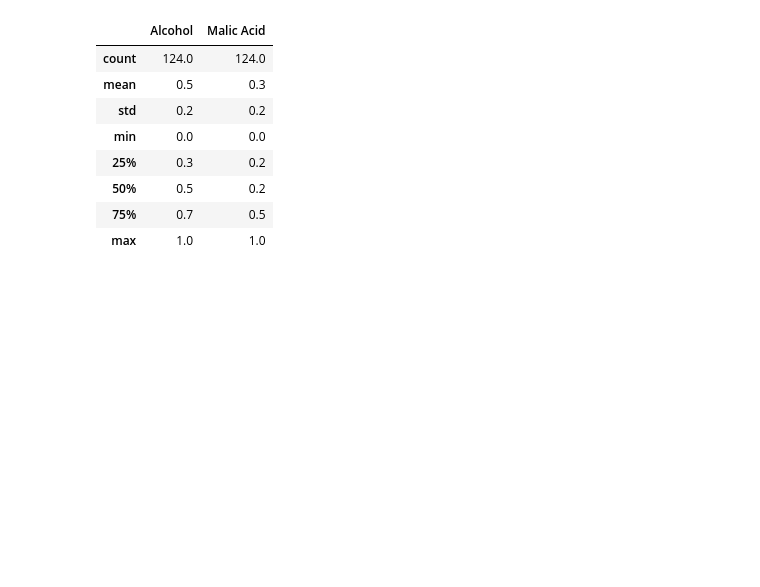
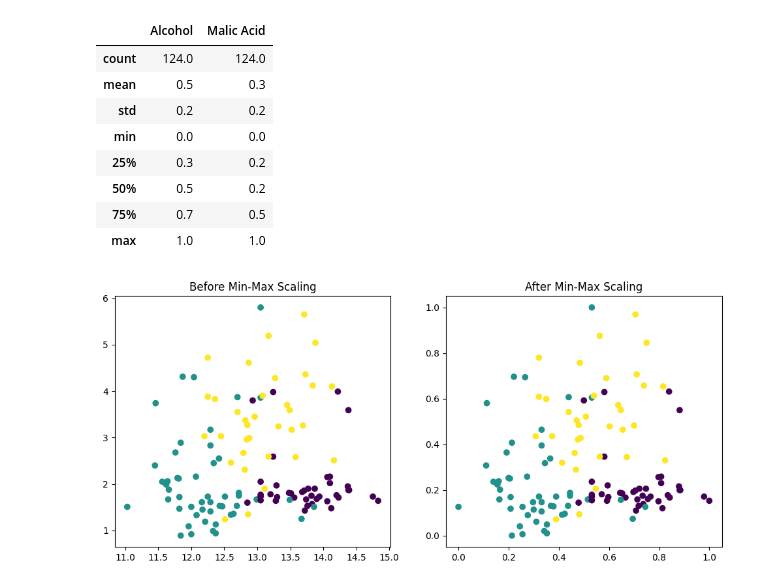
Before and after one commit to AryanGoyal17/Feature-Engineering, a Jupyter notebook: Feature Scaling - Normalization/min-max-scaling.ipynb, the cells around one changed output. Drawn from its saved outputs; the diff is of its cells as text; code cells hidden in the pictures; blank space fills up the shorter version.

Commit message:
feat: add graphs which show the changes occured after [Min-Max Scaling]

```diff
--- a/Feature Scaling - Normalization/min-max-scaling.ipynb
+++ b/Feature Scaling - Normalization/min-max-scaling.ipynb
@@ -67,3 +67,15 @@ np.round(X_train_scaled.describe(), 1)
 #The mean and standard deviation are not fixed values, they depend on the distribution of the data.
 #The data is scaled around the minimum and maximum values of each feature
 #This can be useful for certain machine learning algorithms that are sensitive to the scale of the input features.
+# %%
+fig, (ax1, ax2) = plt.subplots(ncols = 2, figsize = (12, 5))
+
+ax1.scatter(X_train["Alcohol"], X_train["Malic Acid"], c=y_train)
+ax1.set_title("Before Min-Max Scaling")
+ax2.scatter(X_train_scaled["Alcohol"], X_train_scaled["Malic Acid"], c=y_train)
+ax2.set_title("After Min-Max Scaling")
+
+plt.show()
+#This shows that distribution of data remains same after scaling, but the range of values is changed to [0, 1]
+# %% [output]
+[figure, added]
```
Also changed, not shown: parts of 2 cells of this notebook.
